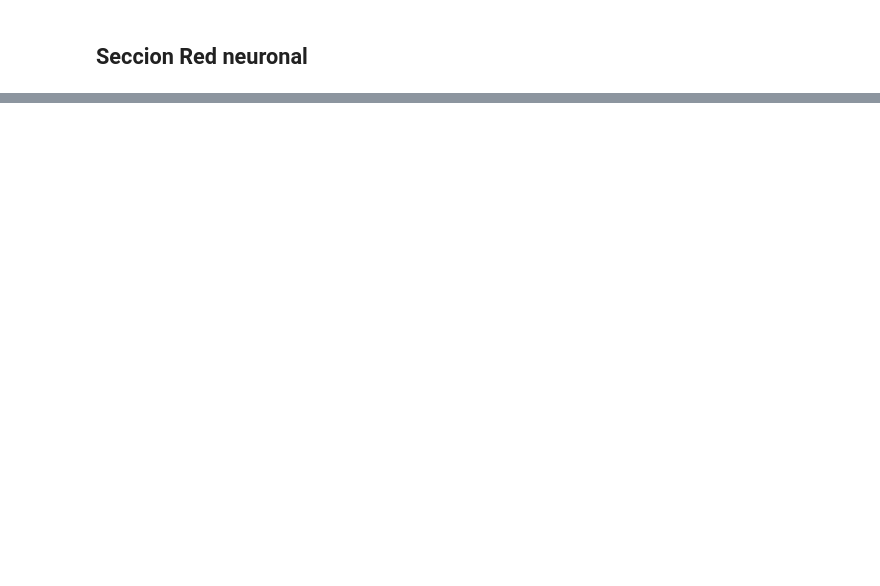
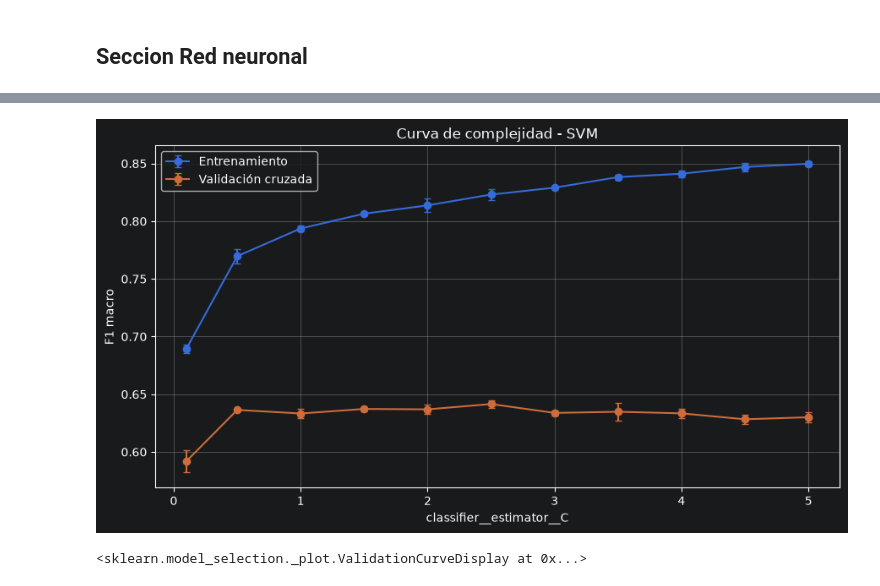
Before and after one commit to LucasFis/Tp_tweets, a Jupyter notebook: Tp_tweets.ipynb, the cells around one changed output, grey strips where cells are left out. Saved outputs shown, nothing was run; the diff lists cells and outputs as text; code cells hidden in the pictures; blank space fills up the shorter version.

Commit message:
Mejoras de validaciones

```diff
--- a/Tp_tweets.ipynb
+++ b/Tp_tweets.ipynb
@@ -748,10 +579,10 @@ grid_search_nn = GridSearchCV(
     refit=True
 )
 # %%
-def graficar_complejidad(estimador, param_name="classifier__model__learning_rate",
+def graficar_complejidad(estimador, nombre, param_name,
                          param_range=None, X=None, y=None, cv=3,
-                         scoring="f1_macro", nombre="Red neuronal",
-                         xlabel=None, log_x=True, figsize=(9, 5)):
+                         scoring="f1_macro",
+                         xlabel=None, log_x=True, figsize=(9, 5), grid=None):
     """Dibuja la curva de complejidad (curva de validación) de un modelo.
 
     Parámetros
@@ -759,20 +590,23 @@ def graficar_complejidad(estimador, param_name="classifier__model__learning_rate
     estimador : GridSearchCV o estimador ya entrenado
         Si es un GridSearchCV se usa su ``best_estimator_`` y sus
         ``cv_results_`` para inferir los valores probados del parámetro.
+    nombre : nombre del modelo para el título
     param_name : str
         Nombre completo del parámetro dentro del pipeline
         (ej. ``"classifier__model__learning_rate"``).
     param_range : iterable, opcional
-        Valores a probar. Si es ``None`` se toman los del Grid Search.
+        Valores a probar. Si es ``None`` se toman del Grid Search.
     X, y : datos de entrenamiento/validación
         Por defecto usa ``X_trval_prepro`` e ``y_trval``.
     cv : int o validador cruzado
     scoring : métrica a optimizar
-    nombre : nombre del modelo para el título
     xlabel : etiqueta del eje X (por defecto, el nombre del parámetro)
     log_x : bool
         Usa escala logarítmica en X (útil para learning rate).
     figsize : tamaño de la figura
+    grid : GridSearchCV, opcional
+        Búsqueda de la que se toman los valores del parámetro cuando
+        ``estimador`` es un modelo ya entrenado.
     """
     if X is None:
         X = X_trval_prepro
@@ -781,14 +615,19 @@ def graficar_complejidad(estimador, param_name="classifier__model__learning_rate
 
     # Acepta tanto un GridSearchCV como un modelo ya entrenado
     if hasattr(estimador, "best_estimator_"):
-        grid = estimador
         pipe = estimador.best_estimator_
+        if grid is None:
+            grid = estimador
     else:
-        grid = grid_search_nn
         pipe = estimador
 
     # Valores del parámetro probados en el Grid Search
     if param_range is None:
+        if grid is None or not hasattr(grid, "cv_results_"):
+            raise ValueError(
+                "Pasá 'param_range' o un GridSearchCV entrenado en 'grid' "
+                "para inferir los valores del parámetro."
+            )
         resultados = pd.DataFrame(grid.cv_results_)
         columna = f"param_{param_name}"
         if columna not in resultados:
@@ -953,5 +864,5 @@ def evaluar_modelo(pipe, nombre="Test", X=None, y=None):
 # %%
-## grid_search_nn.fit(X_trval_prepro, y_trval)
+grid_search_nn.fit(X_trval_prepro, y_trval)
 
 print("="*30)
 print("Mejores parametros red neuronal:", grid_search_nn.best_params_)
@@ -961,7 +872,7 @@ best_model_nn = grid_search_nn.best_estimator_
 
 grid_search_svm.fit(X_trval_prepro, y_trval)
 print("="*30)
-print("Mejores parametros svm:", grid_search_nn.best_params_)
-print("Mejor score (CV):", grid_search_nn.best_score_)
+print("Mejores parametros svm:", grid_search_svm.best_params_)
+print("Mejor score (CV):", grid_search_svm.best_score_)
 print("="*30)
 best_model_svm = grid_search_svm.best_estimator_
@@ -968,6 +885,15 @@ best_model_svm = grid_search_svm.best_estimator_
 # %%
-graficar_complejidad(grid_search_nn, nombre="Red neuronal")
-graficar_complejidad(best_model_svm, nombre="Red neuronal")
+graficar_complejidad(grid_search_nn, nombre="Red neuronal", param_name="classifier__model__learning_rate")
+graficar_complejidad(
+    best_model_svm,
+    nombre="SVM",
+    param_name="classifier__estimator__C",
+    grid=grid_search_svm,
+    log_x=False,
+)
+# %% [output]
+[figure, added]
+<sklearn.model_selection._plot.ValidationCurveDisplay at 0x...>
 # %%
 evaluar_modelo(best_model_nn, nombre="Red neuronal - Test")
 evaluar_modelo(best_model_svm, nombre="SVM - Test")
```
Also changed, not shown: parts of 9 cells of this notebook.
